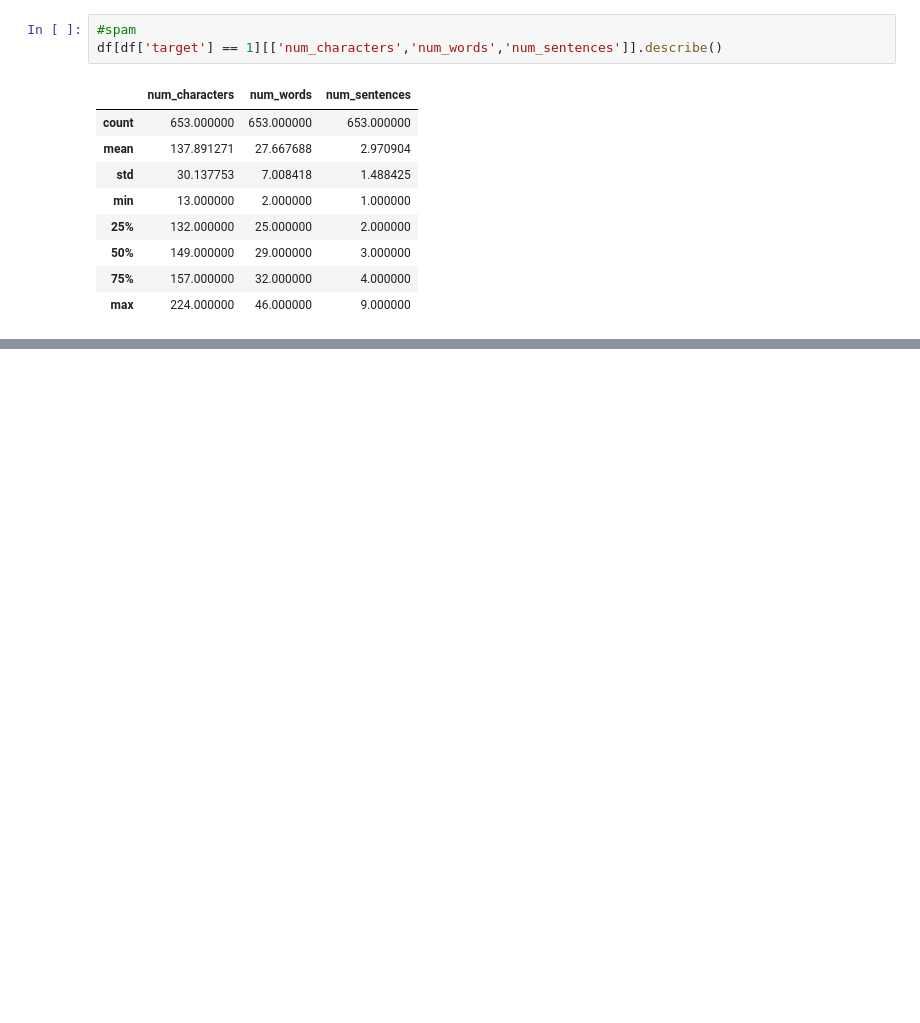
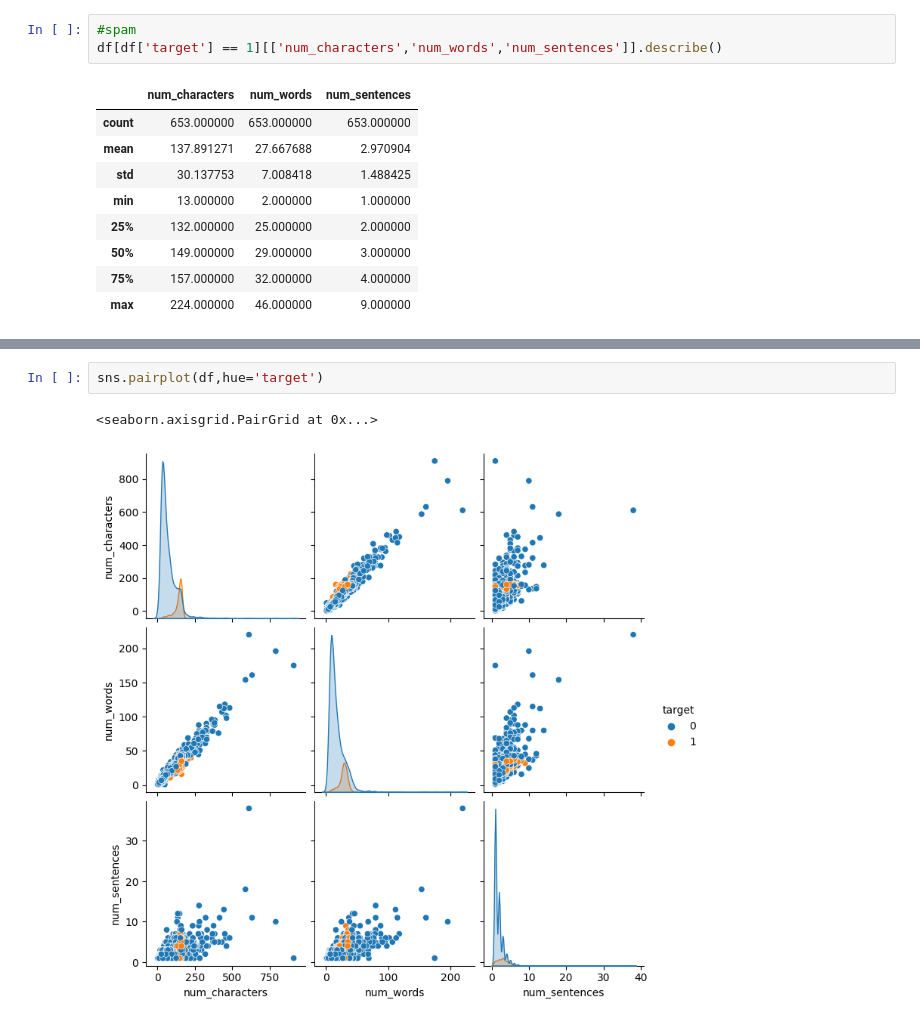
Before and after one commit to Sahil-987/Spam-Classification, a Jupyter notebook: eda.ipynb, the cells around one changed output, grey strips where cells are left out. Cells and saved outputs as stored; diff of their text form; blank space fills up the shorter version.

```diff
--- a/eda.ipynb
+++ b/eda.ipynb
@@ -200,0 +215,5 @@ df[df['target'] == 1][['num_characters','num_words','num_sentences']].describe()
+# %%
+sns.pairplot(df,hue='target')
+# %% [output]
+<seaborn.axisgrid.PairGrid at 0x...>
+[figure, added]
```
Also changed, not shown: parts of 8 cells of this notebook.
